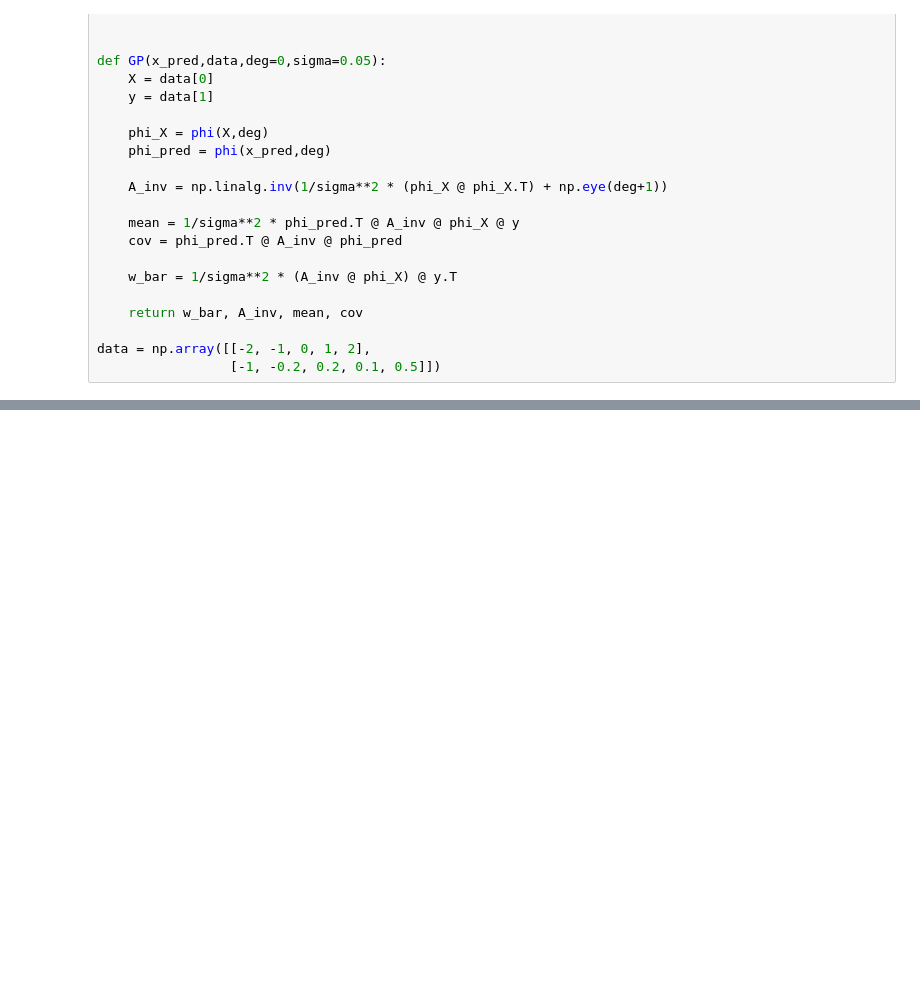
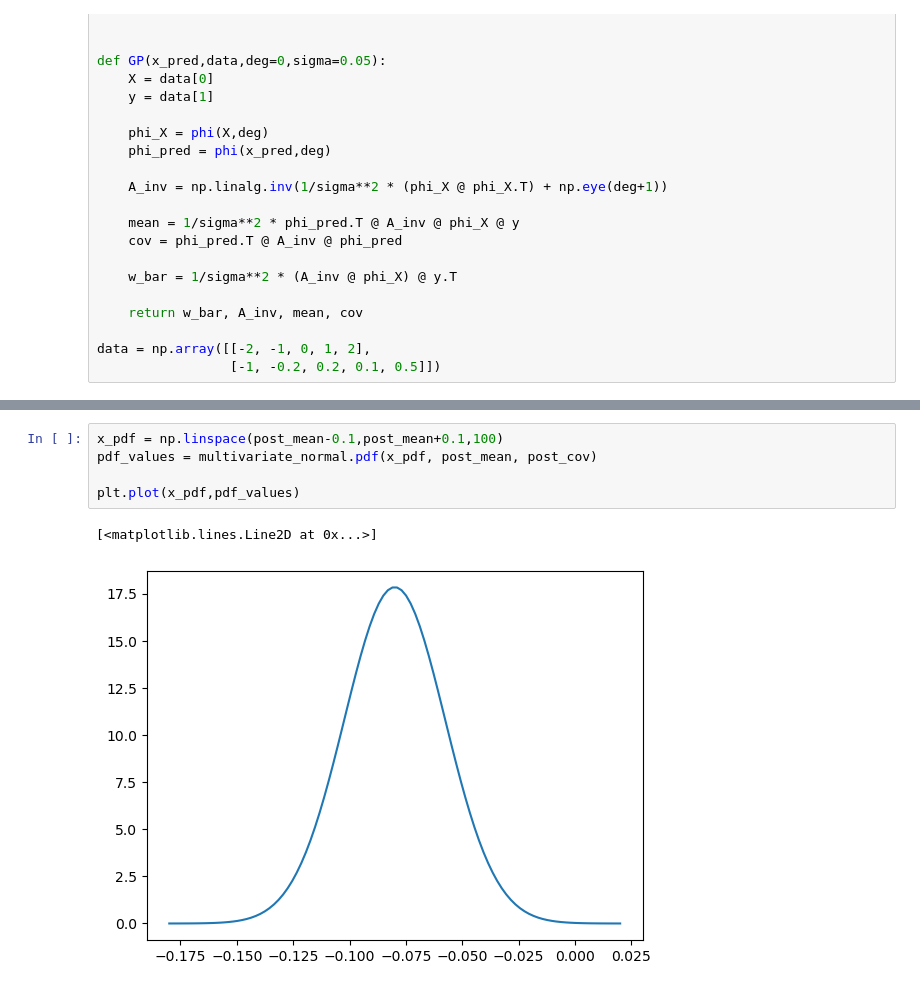
Before and after one commit to NiklasSchaaf/UQ_2023, a Jupyter notebook: homework_10/hw10_nik.ipynb, the cells around one changed output, grey strips where cells are left out. Saved outputs shown, nothing was run; the diff lists cells and outputs as text; blank space fills up the shorter version.

```diff
--- a/homework_10/hw10_nik.ipynb
+++ b/homework_10/hw10_nik.ipynb
@@ -44,0 +45,8 @@ plt.scatter(data[0],data[1])
+# %%
+x_pdf = np.linspace(post_mean-0.1,post_mean+0.1,100)
+pdf_values = multivariate_normal.pdf(x_pdf, post_mean, post_cov)
+
+plt.plot(x_pdf,pdf_values)
+# %% [output]
+[<matplotlib.lines.Line2D at 0x...>]
+[figure, added]
```
Also changed, not shown: parts of 4 cells of this notebook.
